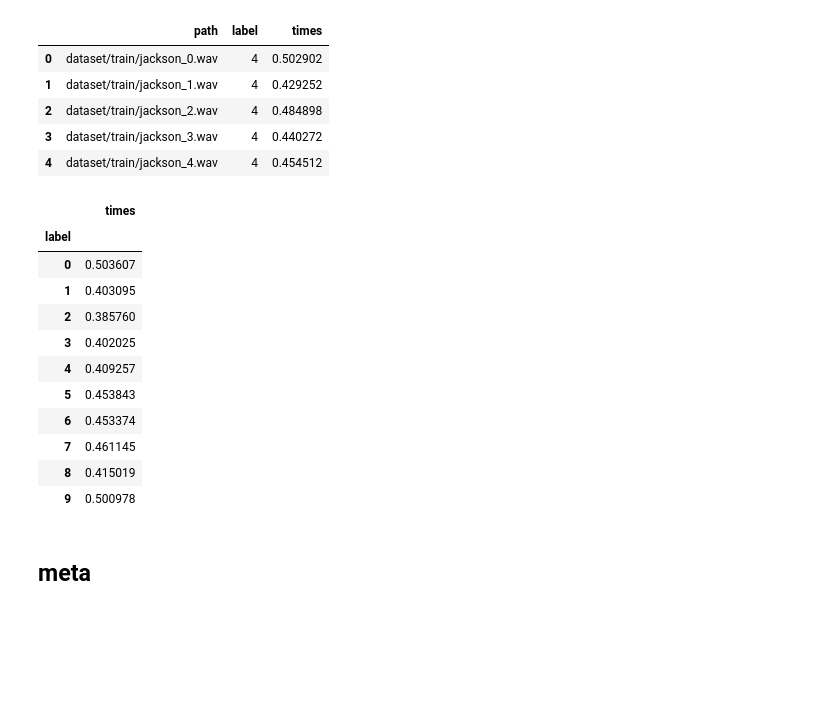
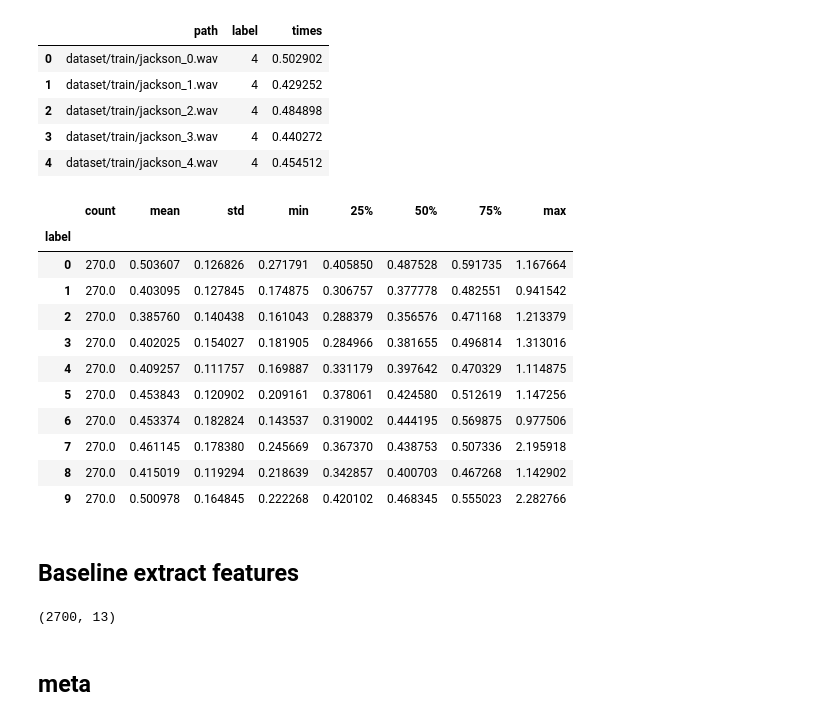
Before and after one commit to shin04/B4Lecture-2021, a Jupyter notebook: ex_9/kajiwara/notebooks/EDA.ipynb, the cells around one changed output. Drawn from its saved outputs; the diff is of its cells as text; code cells hidden in the pictures; blank space fills up the shorter version.

```diff
--- a/ex_9/kajiwara/notebooks/EDA.ipynb
+++ b/ex_9/kajiwara/notebooks/EDA.ipynb
@@ -97,17 +115,19 @@ meta.head()
 | 3 | dataset/train/jackson_3.wav | 4 | 0.440272 |
 | 4 | dataset/train/jackson_4.wav | 4 | 0.454512 |
 # %%
-meta.groupby('label').mean()
+meta.groupby('label').describe()['times']
 # %% [output]
-|  | times |
-| label |  |
-| 0 | 0.503607 |
-| 1 | 0.403095 |
-| 2 | 0.385760 |
-| 3 | 0.402025 |
-| 4 | 0.409257 |
-| 5 | 0.453843 |
-| 6 | 0.453374 |
-| 7 | 0.461145 |
-| 8 | 0.415019 |
-| 9 | 0.500978 |
+|  | count | mean | std | min | 25% | 50% | 75% | max |
+| label |  |  |  |  |  |  |  |  |
+| 0 | 270.0 | 0.503607 | 0.126826 | 0.271791 | 0.405850 | 0.487528 | 0.591735 | 1.167664 |
+| 1 | 270.0 | 0.403095 | 0.127845 | 0.174875 | 0.306757 | 0.377778 | 0.482551 | 0.941542 |
+| 2 | 270.0 | 0.385760 | 0.140438 | 0.161043 | 0.288379 | 0.356576 | 0.471168 | 1.213379 |
+| 3 | 270.0 | 0.402025 | 0.154027 | 0.181905 | 0.284966 | 0.381655 | 0.496814 | 1.313016 |
+| 4 | 270.0 | 0.409257 | 0.111757 | 0.169887 | 0.331179 | 0.397642 | 0.470329 | 1.114875 |
+| 5 | 270.0 | 0.453843 | 0.120902 | 0.209161 | 0.378061 | 0.424580 | 0.512619 | 1.147256 |
+| 6 | 270.0 | 0.453374 | 0.182824 | 0.143537 | 0.319002 | 0.444195 | 0.569875 | 0.977506 |
+| 7 | 270.0 | 0.461145 | 0.178380 | 0.245669 | 0.367370 | 0.438753 | 0.507336 | 2.195918 |
+| 8 | 270.0 | 0.415019 | 0.119294 | 0.218639 | 0.342857 | 0.400703 | 0.467268 | 1.142902 |
+| 9 | 270.0 | 0.500978 | 0.164845 | 0.222268 | 0.420102 | 0.468345 | 0.555023 | 2.282766 |
+# %% [markdown]
+## Baseline extract features
@@ -114,3 +151,8 @@ meta.groupby('label').mean()
+# %%
+features = feature_extraction(list(meta['path']))
+features.shape
+# %% [output]
+(2700, 13)
 # %% [markdown]
 ## meta
 # %%
```
Also changed, not shown: parts of 14 cells of this notebook, 6 other files.
